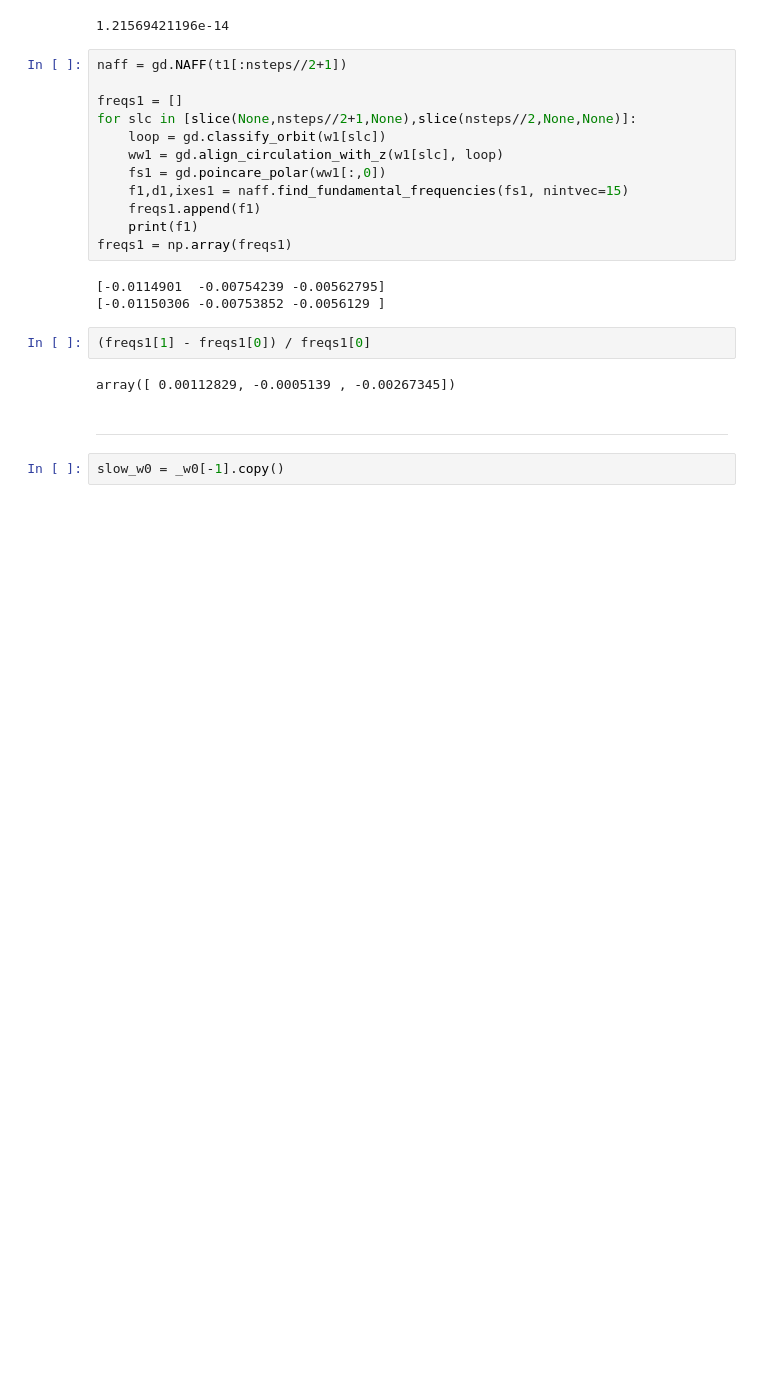
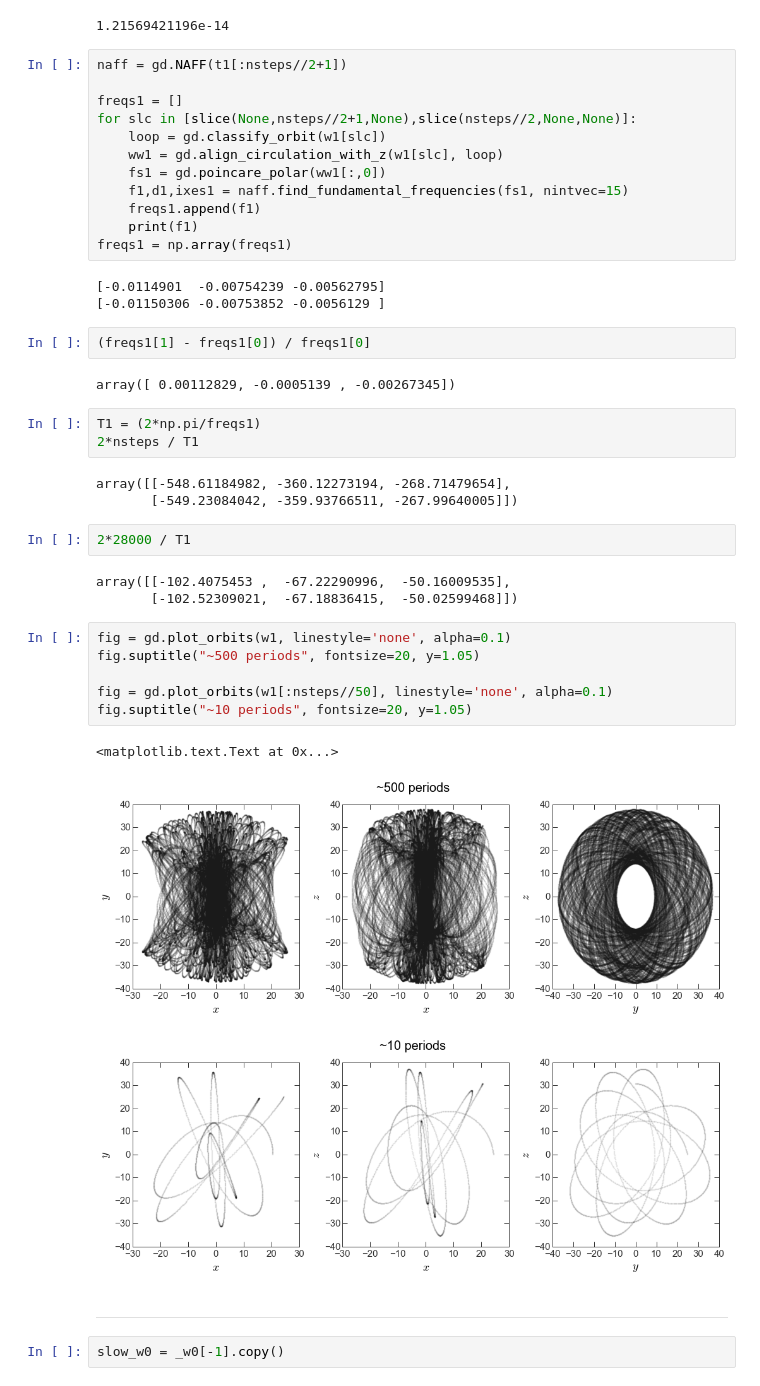
Before and after one commit to adrn/StreamMorphology, a Jupyter notebook: notebooks/Freqmap.ipynb, the cells around one changed output. Saved outputs shown, nothing was run; the diff lists cells and outputs as text; blank space fills up the shorter version.

```diff
--- a/notebooks/Freqmap.ipynb
+++ b/notebooks/Freqmap.ipynb
@@ -295,6 +304,27 @@ freqs1 = np.array(freqs1)
 (freqs1[1] - freqs1[0]) / freqs1[0]
 # %% [output]
 array([ 0.00112829, -0.0005139 , -0.00267345])
+# %%
+T1 = (2*np.pi/freqs1)
+2*nsteps / T1
+# %% [output]
+array([[-548.61184982, -360.12273194, -268.71479654],
+       [-549.23084042, -359.93766511, -267.99640005]])
+# %%
+2*28000 / T1
+# %% [output]
+array([[-102.4075453 ,  -67.22290996,  -50.16009535],
+       [-102.52309021,  -67.18836415,  -50.02599468]])
+# %%
+fig = gd.plot_orbits(w1, linestyle='none', alpha=0.1)
+fig.suptitle("~500 periods", fontsize=20, y=1.05)
+
+fig = gd.plot_orbits(w1[:nsteps//50], linestyle='none', alpha=0.1)
+fig.suptitle("~10 periods", fontsize=20, y=1.05)
+# %% [output]
+<matplotlib.text.Text at 0x...>
+[figure, added]
+[figure, added]
 # %% [markdown]
 ---
 # %%
```
Also changed, not shown: parts of 18 cells of this notebook, 1 other file.
